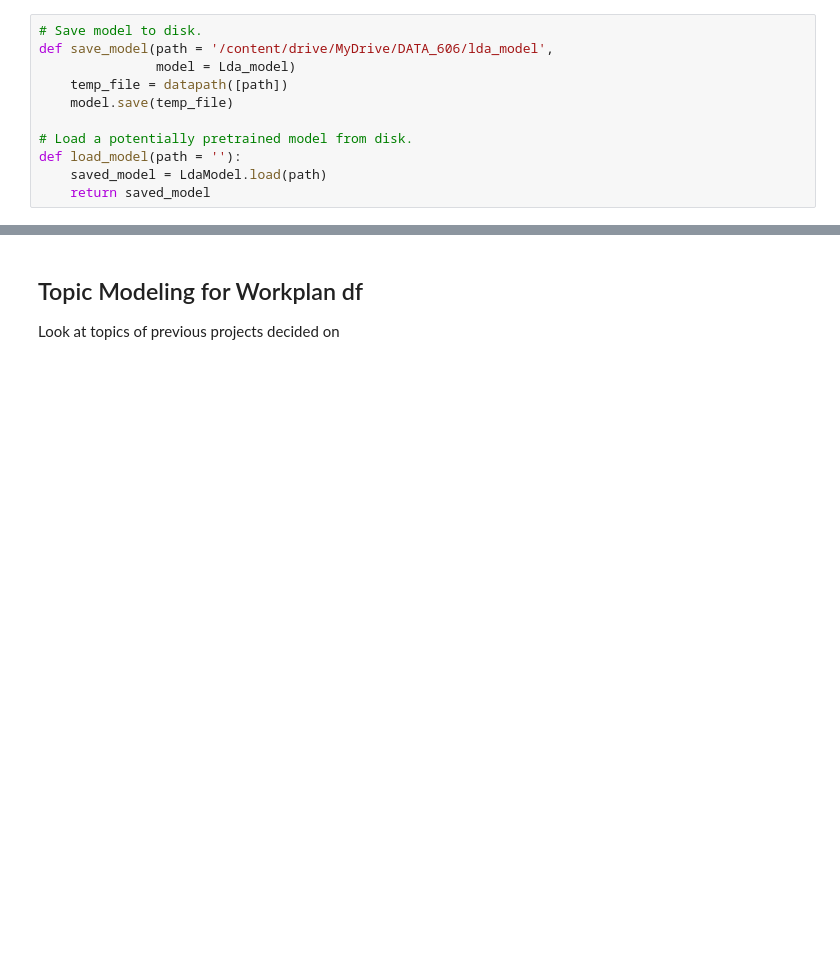
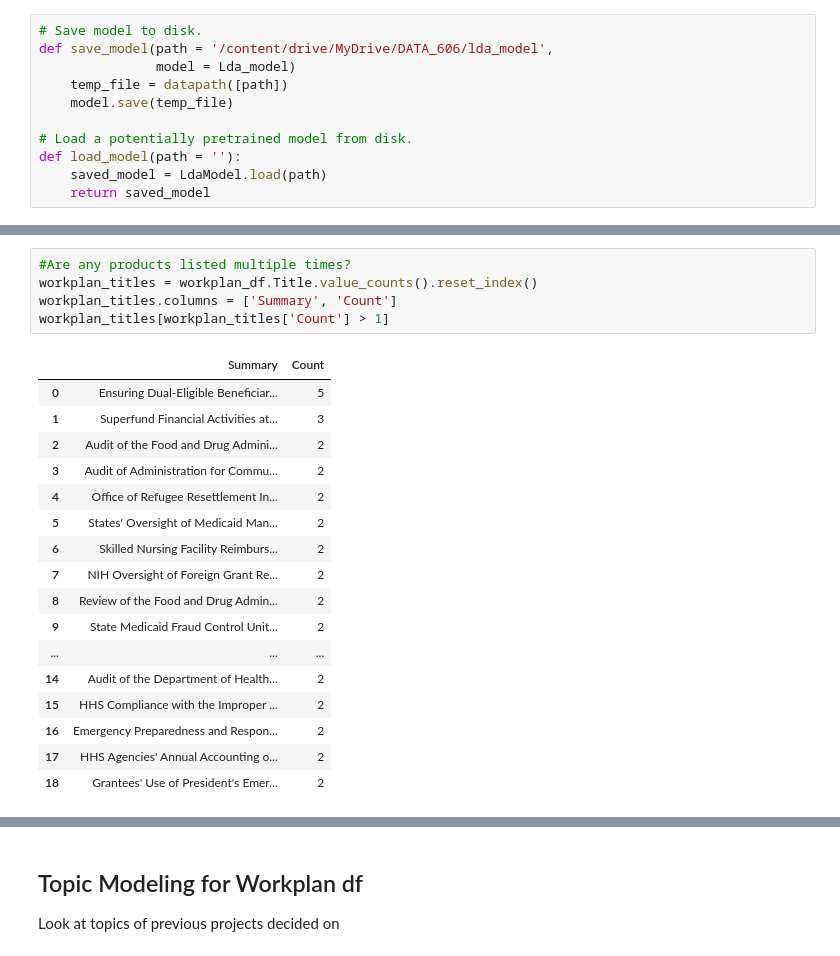
Before and after one commit to Colsai/scott_data606, a Jupyter notebook: data_preparation_eda/LDA_vis_initial.ipynb, the cells around one changed output, grey strips where cells are left out. Cells and saved outputs as stored; diff of their text form; blank space fills up the shorter version.

```diff
--- a/data_preparation_eda/LDA_vis_initial.ipynb
+++ b/data_preparation_eda/LDA_vis_initial.ipynb
@@ -72,0 +135,23 @@ def load_model(path = ''):
+# %%
+#Are any products listed multiple times?
+workplan_titles = workplan_df.Title.value_counts().reset_index()
+workplan_titles.columns = ['Summary', 'Count']
+workplan_titles[workplan_titles['Count'] > 1]
+# %% [output]
+|  | Summary | Count |
+| 0 | Ensuring Dual-Eligible Beneficiar... | 5 |
+| 1 | Superfund Financial Activities at... | 3 |
+| 2 | Audit of the Food and Drug Admini... | 2 |
+| 3 | Audit of Administration for Commu... | 2 |
+| 4 | Office of Refugee Resettlement In... | 2 |
+| 5 | States' Oversight of Medicaid Man... | 2 |
+| 6 | Skilled Nursing Facility Reimburs... | 2 |
+| 7 | NIH Oversight of Foreign Grant Re... | 2 |
+| 8 | Review of the Food and Drug Admin... | 2 |
+| 9 | State Medicaid Fraud Control Unit... | 2 |
+| ... | ... | ... |
+| 14 | Audit of the Department of Health... | 2 |
+| 15 | HHS Compliance with the Improper ... | 2 |
+| 16 | Emergency Preparedness and Respon... | 2 |
+| 17 | HHS Agencies' Annual Accounting o... | 2 |
+| 18 | Grantees' Use of President's Emer... | 2 |
```
Also changed, not shown: parts of 12 cells of this notebook.
